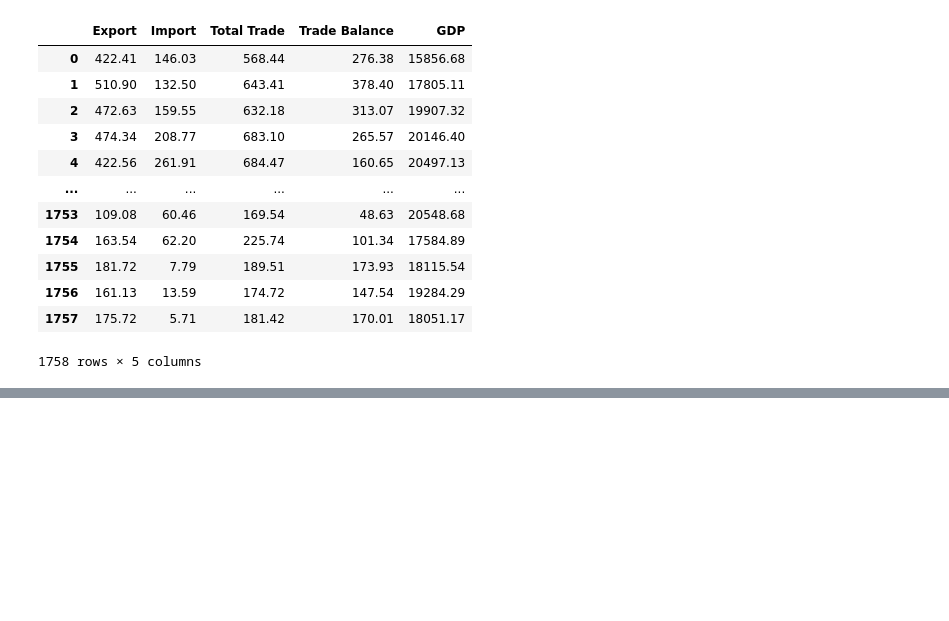
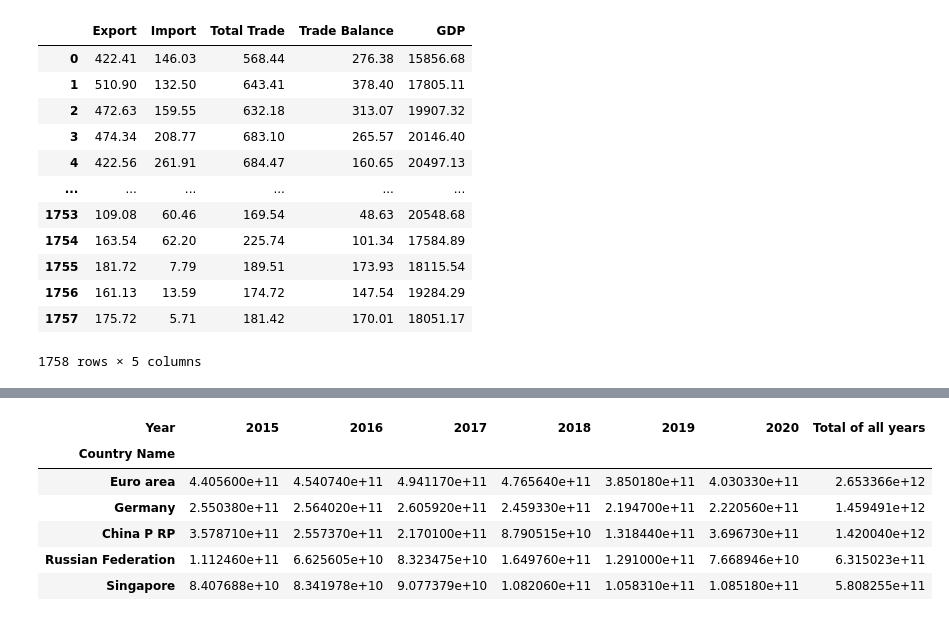
Before and after one commit to Nuka-Rishitha/2022Spring_Finals, a Jupyter notebook: NukaRishitha-AayushaSheregar-FinalProject1 (1).ipynb, the cells around one changed output, grey strips where cells are left out. Cells and saved outputs as stored; diff of their text form; code cells hidden in the pictures; blank space fills up the shorter version.

```diff
--- a/NukaRishitha-AayushaSheregar-FinalProject1 (1).ipynb
+++ b/NukaRishitha-AayushaSheregar-FinalProject1 (1).ipynb
@@ -704,0 +830,10 @@ You can see that Import and Trade Balance are highly negatively correlated which
+# %%
+heatmap2_data
+# %% [output]
+| Year | 2015 | 2016 | 2017 | 2018 | 2019 | 2020 | Total of all years |
+| Country Name |  |  |  |  |  |  |  |
+| Euro area | 4.405600e+11 | 4.540740e+11 | 4.941170e+11 | 4.765640e+11 | 3.850180e+11 | 4.030330e+11 | 2.653366e+12 |
+| Germany | 2.550380e+11 | 2.564020e+11 | 2.605920e+11 | 2.459330e+11 | 2.194700e+11 | 2.220560e+11 | 1.459491e+12 |
+| China P RP | 3.578710e+11 | 2.557370e+11 | 2.170100e+11 | 8.790515e+10 | 1.318440e+11 | 3.696730e+11 | 1.420040e+12 |
+| Russian Federation | 1.112460e+11 | 6.625605e+10 | 8.323475e+10 | 1.649760e+11 | 1.291000e+11 | 7.668946e+10 | 6.315023e+11 |
+| Singapore | 8.407688e+10 | 8.341978e+10 | 9.077379e+10 | 1.082060e+11 | 1.058310e+11 | 1.085180e+11 | 5.808255e+11 |
```
Also changed, not shown: parts of 28 cells of this notebook.
